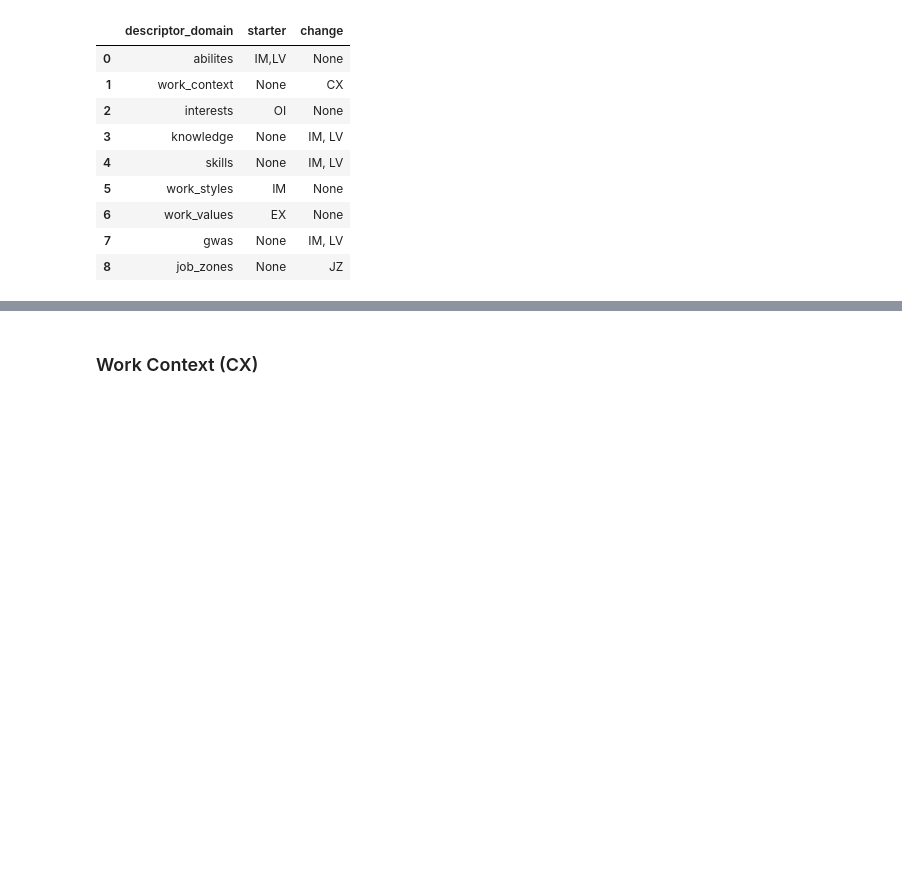
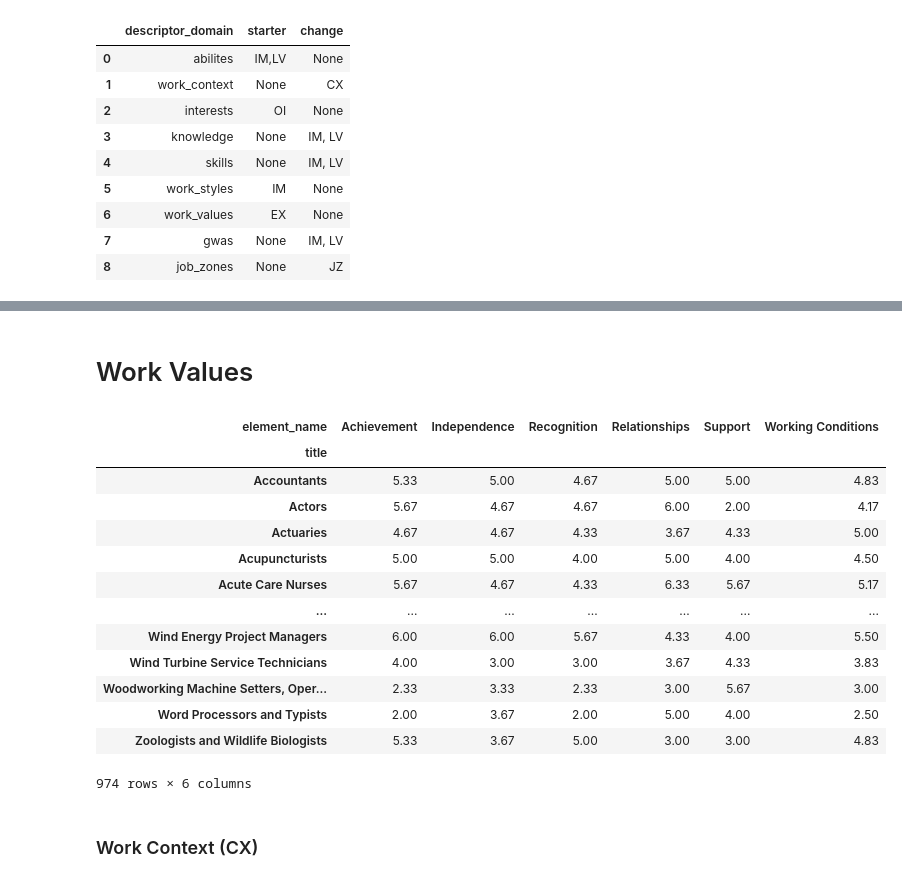
Before and after one commit to thanh17/-UROP-Employment-Pathway, a Jupyter notebook: Career Changer Replication.ipynb, the cells around one changed output, grey strips where cells are left out. Cells and saved outputs as stored; diff of their text form; code cells hidden in the pictures; blank space fills up the shorter version.

```diff
--- a/Career Changer Replication.ipynb
+++ b/Career Changer Replication.ipynb
@@ -84,3 +168,23 @@ def get_data(connection, descriptor_domain):
+# %% [markdown]
+# Work Values
+# %%
+df_wv = get_data(connection, 'work_values')
+df_wv
+# %% [output]
+| element_name | Achievement | Independence | Recognition | Relationships | Support | Working Conditions |
+| title |  |  |  |  |  |  |
+| Accountants | 5.33 | 5.00 | 4.67 | 5.00 | 5.00 | 4.83 |
+| Actors | 5.67 | 4.67 | 4.67 | 6.00 | 2.00 | 4.17 |
+| Actuaries | 4.67 | 4.67 | 4.33 | 3.67 | 4.33 | 5.00 |
+| Acupuncturists | 5.00 | 5.00 | 4.00 | 5.00 | 4.00 | 4.50 |
+| Acute Care Nurses | 5.67 | 4.67 | 4.33 | 6.33 | 5.67 | 5.17 |
+| ... | ... | ... | ... | ... | ... | ... |
+| Wind Energy Project Managers | 6.00 | 6.00 | 5.67 | 4.33 | 4.00 | 5.50 |
+| Wind Turbine Service Technicians | 4.00 | 3.00 | 3.00 | 3.67 | 4.33 | 3.83 |
+| Woodworking Machine Setters, Oper... | 2.33 | 3.33 | 2.33 | 3.00 | 5.67 | 3.00 |
+| Word Processors and Typists | 2.00 | 3.67 | 2.00 | 5.00 | 4.00 | 2.50 |
+| Zoologists and Wildlife Biologists | 5.33 | 3.67 | 5.00 | 3.00 | 3.00 | 4.83 |
+974 rows × 6 columns
 # %% [markdown]
 ### Work Context (CX)
 # %%
```
Also changed, not shown: parts of 16 cells of this notebook.
